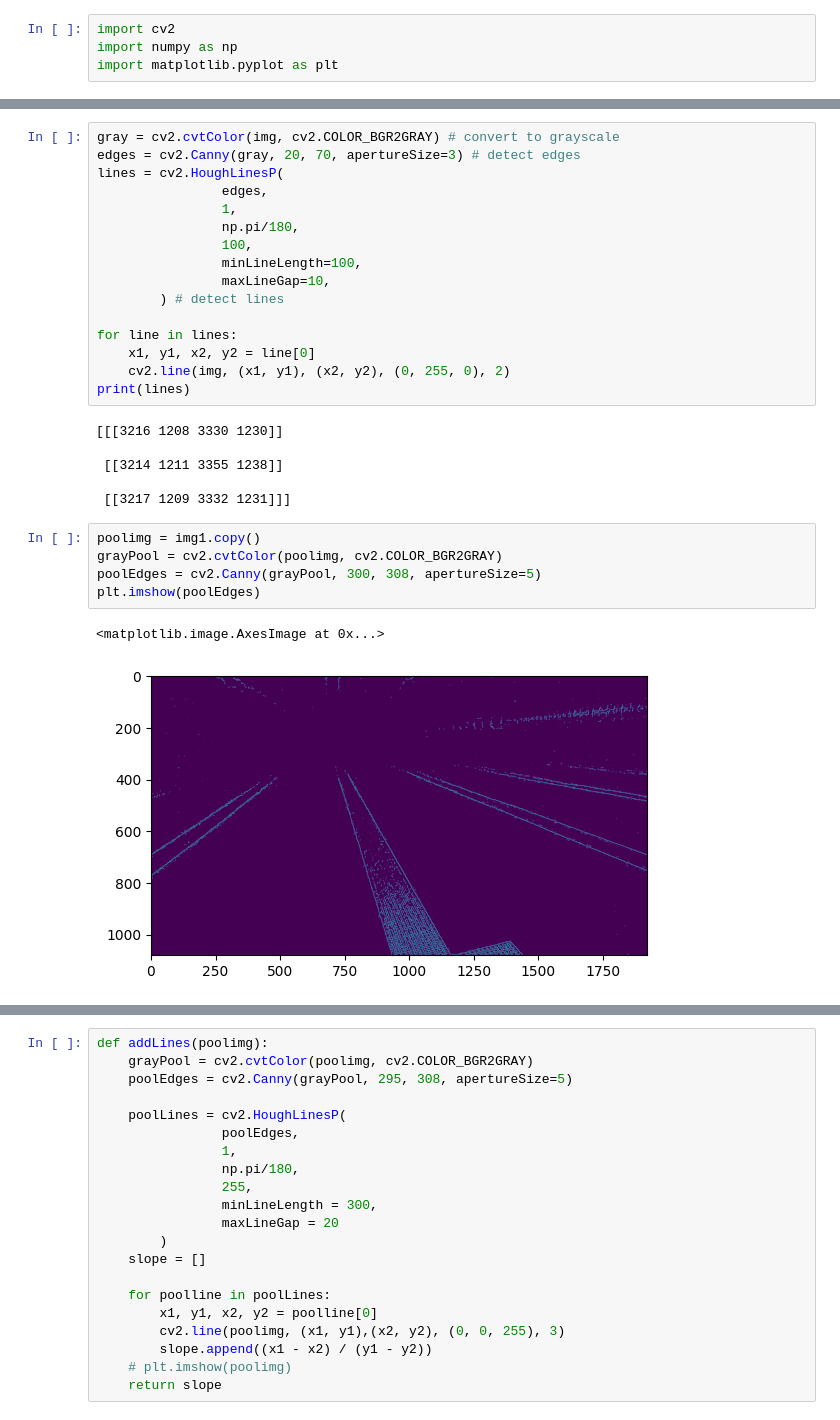
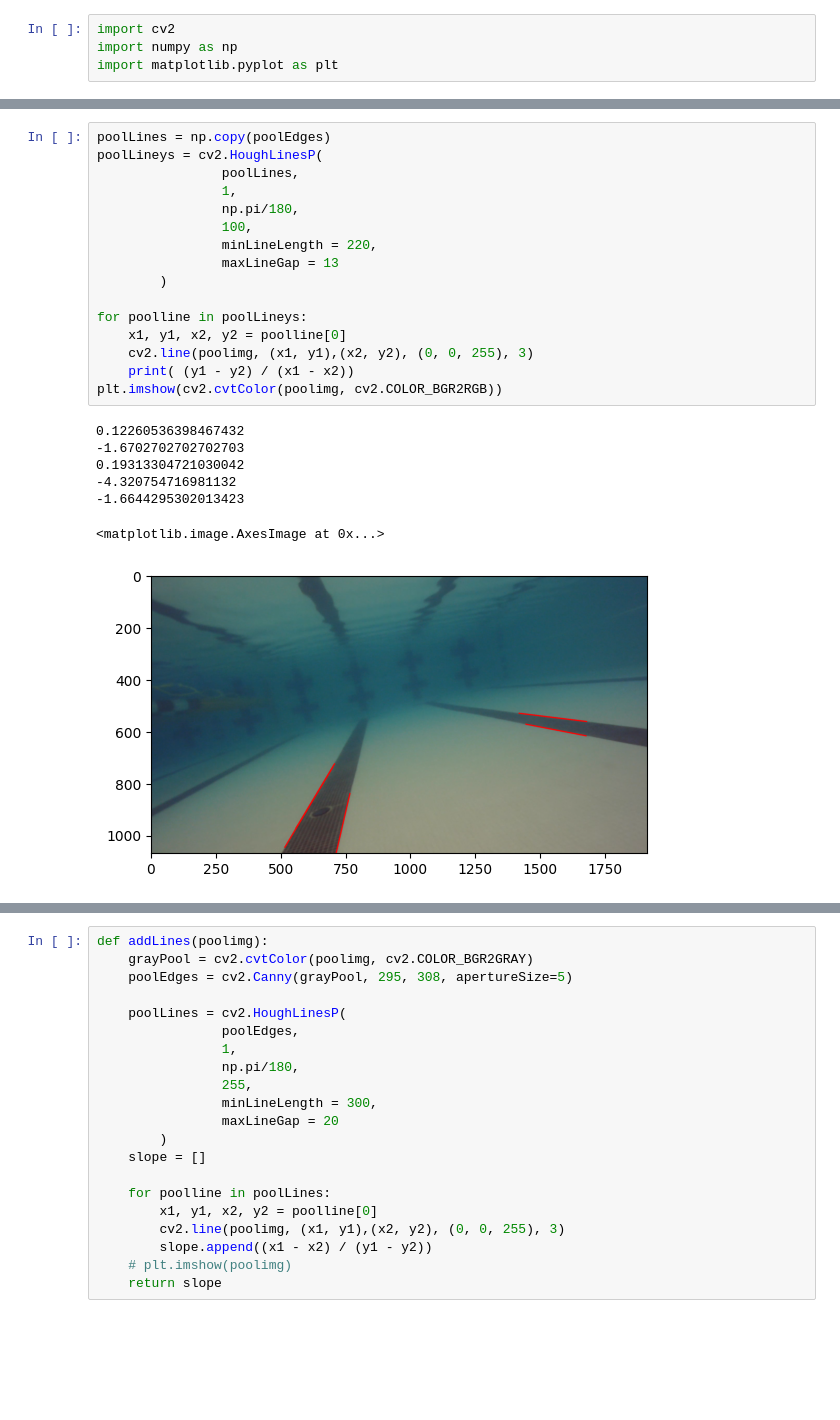
Before and after one commit to TotallyNotAPumpkin/cv-intro, a Jupyter notebook: test.ipynb, the cells around one changed output, grey strips where cells are left out. Saved outputs shown, nothing was run; the diff lists cells and outputs as text; blank space fills up the shorter version.

```diff
--- a/test.ipynb
+++ b/test.ipynb
@@ -8,30 +15,24 @@ img1 = cv2.imread('rov_pool.jpg')
 # %%
-gray = cv2.cvtColor(img, cv2.COLOR_BGR2GRAY) # convert to grayscale
-edges = cv2.Canny(gray, 20, 70, apertureSize=3) # detect edges
-lines = cv2.HoughLinesP(
-                edges,
+poolLines = np.copy(poolEdges)
+poolLineys = cv2.HoughLinesP(
+                poolLines,
                 1,
                 np.pi/180,
                 100,
-                minLineLength=100,
-                maxLineGap=10,
-        ) # detect lines
+                minLineLength = 220,
+                maxLineGap = 13
+        )
 
-for line in lines:
-    x1, y1, x2, y2 = line[0]
-    cv2.line(img, (x1, y1), (x2, y2), (0, 255, 0), 2)
-print(lines)
+for poolline in poolLineys:
+    x1, y1, x2, y2 = poolline[0]
+    cv2.line(poolimg, (x1, y1),(x2, y2), (0, 0, 255), 3)
+    print( (y1 - y2) / (x1 - x2))
+plt.imshow(cv2.cvtColor(poolimg, cv2.COLOR_BGR2RGB))
 # %% [output]
-[[[3216 1208 3330 1230]]
-
- [[3214 1211 3355 1238]]
-
- [[3217 1209 3332 1231]]]
+0.12260536398467432
+-1.6702702702702703
+0.19313304721030042
+-4.320754716981132
+-1.6644295302013423
+<matplotlib.image.AxesImage at 0x...>
+[figure, added]
-# %%
-poolimg = img1.copy()
-grayPool = cv2.cvtColor(poolimg, cv2.COLOR_BGR2GRAY)
-poolEdges = cv2.Canny(grayPool, 300, 308, apertureSize=5)
-plt.imshow(poolEdges)
-# %% [output]
-<matplotlib.image.AxesImage at 0x...>
-[figure, removed]
```
Also changed, not shown: parts of 5 cells of this notebook, 4 other files.
